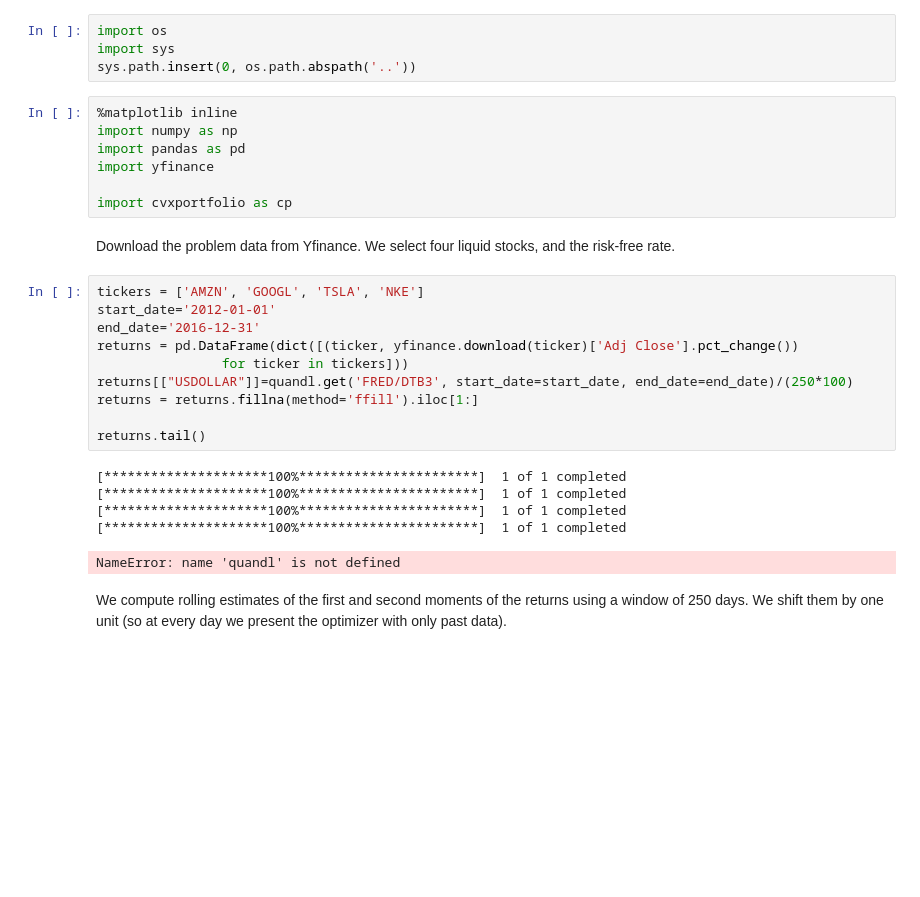
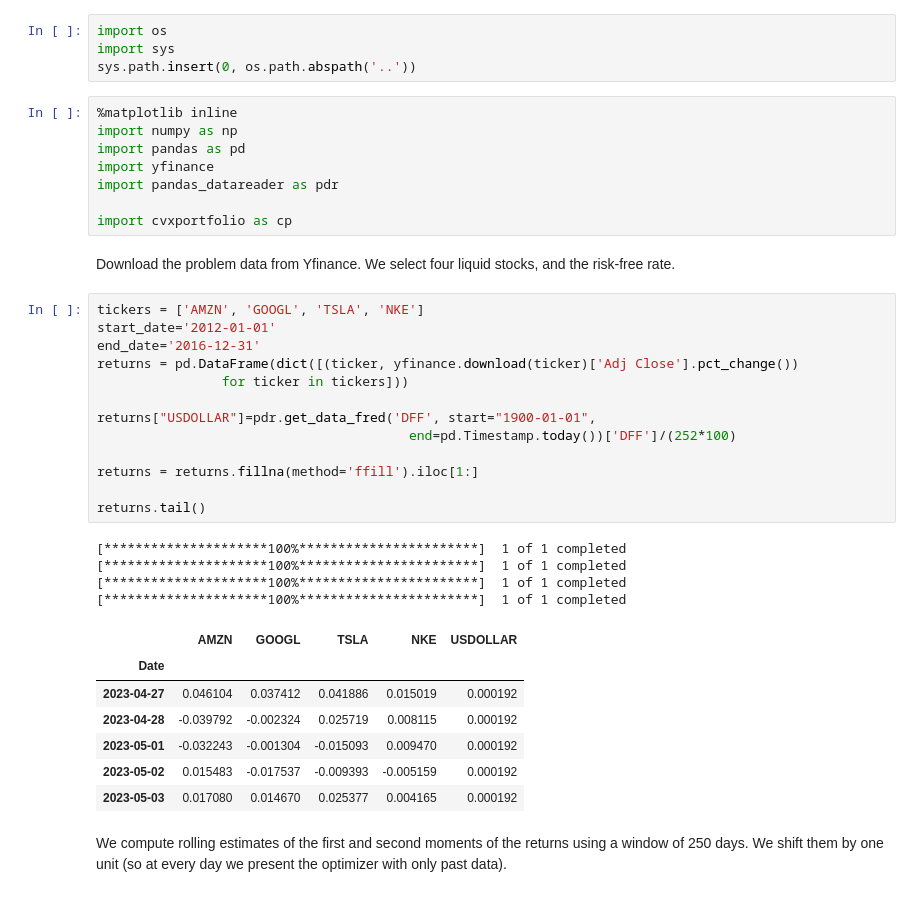
Before and after one commit to cvxgrp/cvxportfolio, a Jupyter notebook: examples/HelloWorld.ipynb, the cells around one changed output. Cells and saved outputs as stored; diff of their text form; blank space fills up the shorter version.

```diff
--- a/examples/HelloWorld.ipynb
+++ b/examples/HelloWorld.ipynb
@@ -7,6 +7,7 @@ sys.path.insert(0, os.path.abspath('..'))
 import numpy as np
 import pandas as pd
 import yfinance
+import pandas_datareader as pdr
 
 import cvxportfolio as cp
 # %% [markdown]
@@ -14,19 +15,28 @@ Download the problem data from Yfinance. We select four liquid stocks, and the r
 # %%
 tickers = ['AMZN', 'GOOGL', 'TSLA', 'NKE']
 start_date='2012-01-01'
 end_date='2016-12-31'
 returns = pd.DataFrame(dict([(ticker, yfinance.download(ticker)['Adj Close'].pct_change())
                 for ticker in tickers]))
-returns[["USDOLLAR"]]=quandl.get('FRED/DTB3', start_date=start_date, end_date=end_date)/(250*100)
+
+returns["USDOLLAR"]=pdr.get_data_fred('DFF', start="1900-01-01",
+                                        end=pd.Timestamp.today())['DFF']/(252*100)
+
 returns = returns.fillna(method='ffill').iloc[1:]
 
 returns.tail()
 # %% [output]
 [*********************100%***********************]  1 of 1 completed
 [*********************100%***********************]  1 of 1 completed
 [*********************100%***********************]  1 of 1 completed
 [*********************100%***********************]  1 of 1 completed
-NameError: name 'quandl' is not defined
+|  | AMZN | GOOGL | TSLA | NKE | USDOLLAR |
+| Date |  |  |  |  |  |
+| 2023-04-27 | 0.046104 | 0.037412 | 0.041886 | 0.015019 | 0.000192 |
+| 2023-04-28 | -0.039792 | -0.002324 | 0.025719 | 0.008115 | 0.000192 |
+| 2023-05-01 | -0.032243 | -0.001304 | -0.015093 | 0.009470 | 0.000192 |
+| 2023-05-02 | 0.015483 | -0.017537 | -0.009393 | -0.005159 | 0.000192 |
+| 2023-05-03 | 0.017080 | 0.014670 | 0.025377 | 0.004165 | 0.000192 |
 # %% [markdown]
 We compute rolling estimates of the first and second moments of the returns using a window of 250 days. We shift them by one unit (so at every day we present the optimizer with only past data).
 # %%
```
Also changed, not shown: parts of 7 cells of this notebook, 1 other file.
